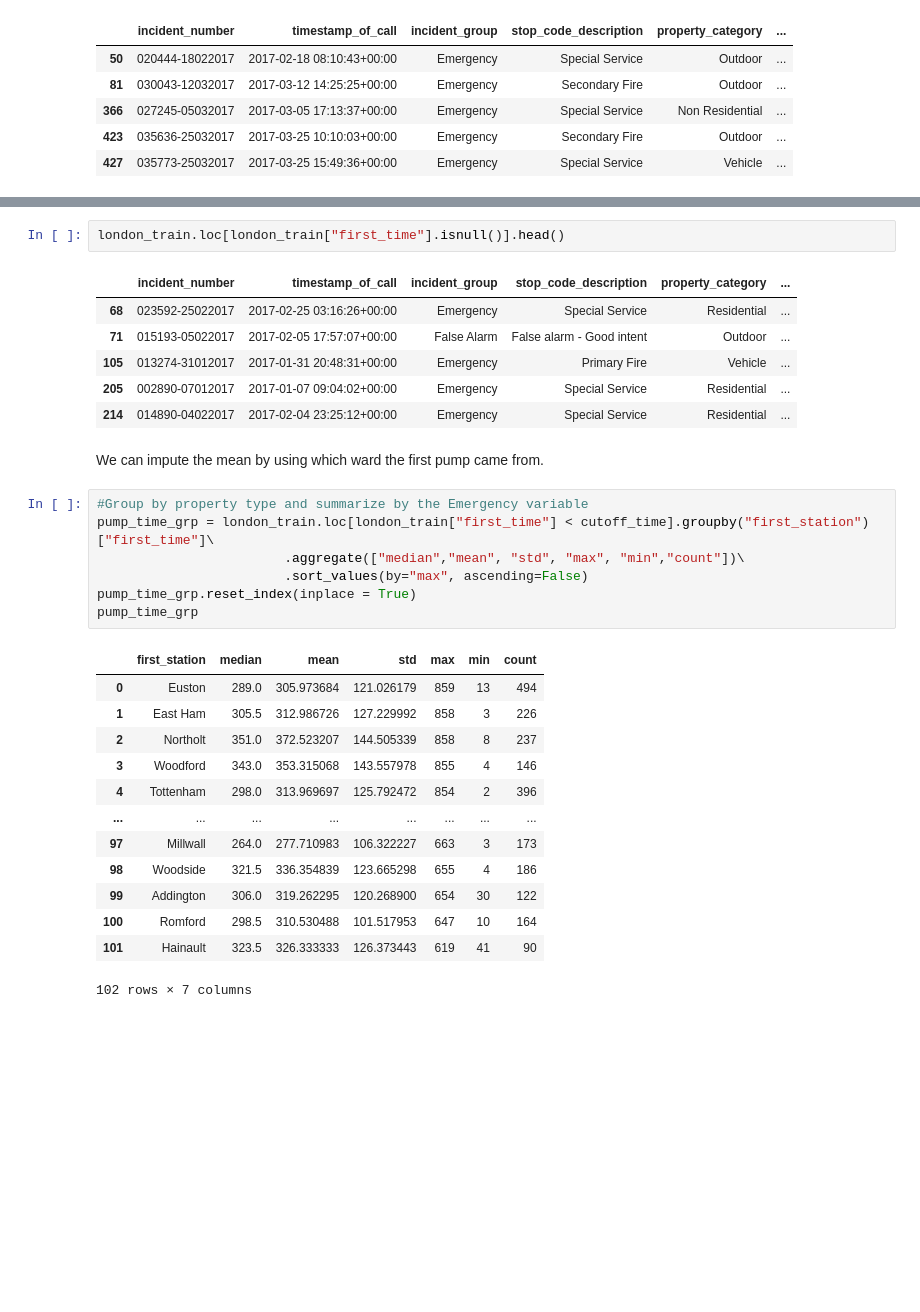
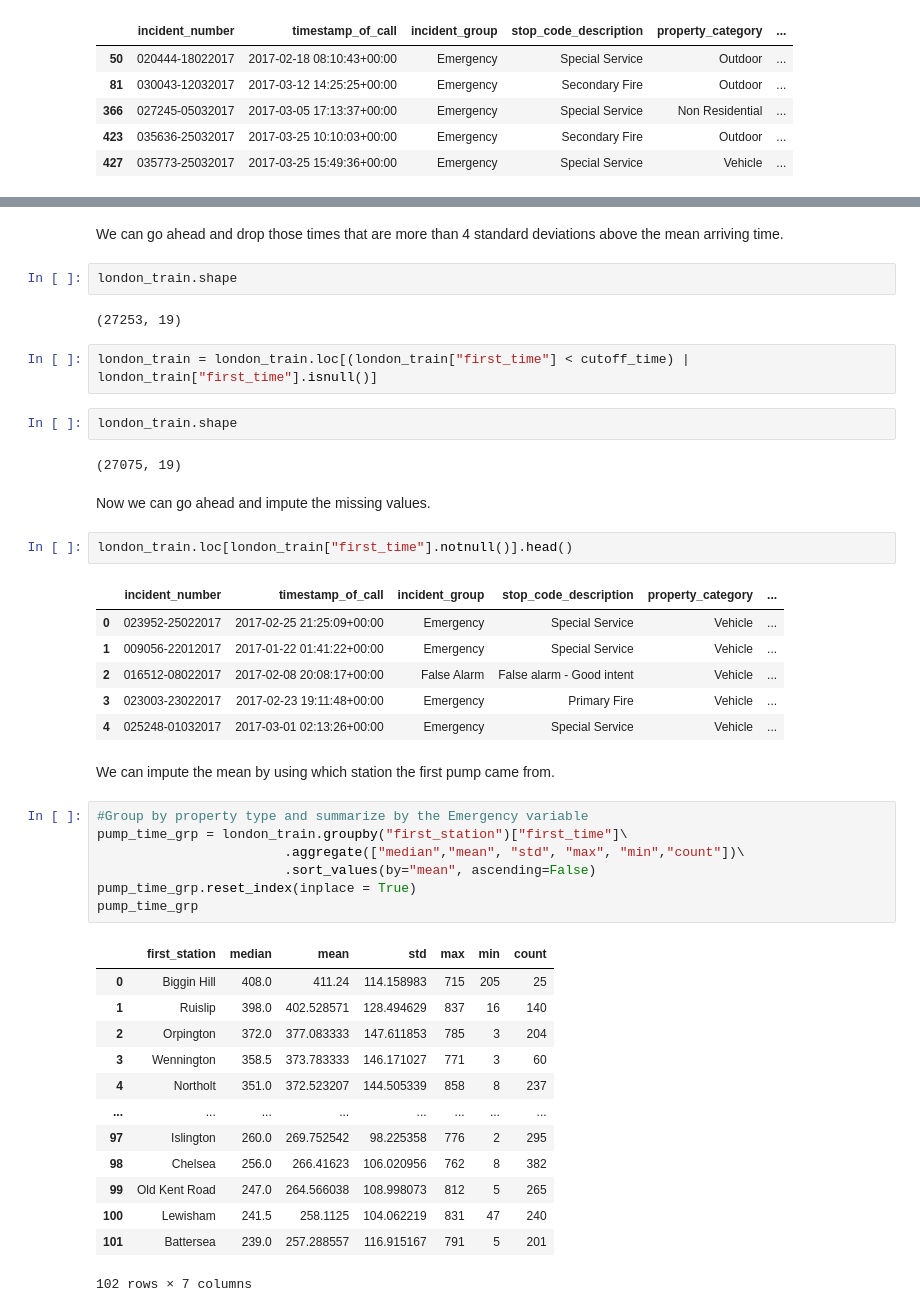
Before and after one commit to AustinYunker/London-Fire-Brigade, a Jupyter notebook: Data Cleaning.ipynb, the cells around one changed output, grey strips where cells are left out. Drawn from its saved outputs; the diff is of its cells as text; blank space fills up the shorter version.

```diff
--- a/Data Cleaning.ipynb
+++ b/Data Cleaning.ipynb
@@ -754,32 +739,46 @@ Name: first_time, dtype: float64
+# %% [markdown]
+We can go ahead and drop those times that are more than 4 standard deviations above the mean arriving time.
+# %%
+london_train.shape
+# %% [output]
+(27253, 19)
+# %%
+london_train = london_train.loc[(london_train["first_time"] < cutoff_time) | london_train["first_time"].isnull()]
+# %%
+london_train.shape
+# %% [output]
+(27075, 19)
+# %% [markdown]
+Now we can go ahead and impute the missing values.
 # %%
-london_train.loc[london_train["first_time"].isnull()].head()
+london_train.loc[london_train["first_time"].notnull()].head()
 # %% [output]
 |  | incident_number | timestamp_of_call | incident_group | stop_code_description | property_category | ... |
-| 68 | 023592-25022017 | 2017-02-25 03:16:26+00:00 | Emergency | Special Service | Residential | ... |
-| 71 | 015193-05022017 | 2017-02-05 17:57:07+00:00 | False Alarm | False alarm - Good intent | Outdoor | ... |
-| 105 | 013274-31012017 | 2017-01-31 20:48:31+00:00 | Emergency | Primary Fire | Vehicle | ... |
-| 205 | 002890-07012017 | 2017-01-07 09:04:02+00:00 | Emergency | Special Service | Residential | ... |
-| 214 | 014890-04022017 | 2017-02-04 23:25:12+00:00 | Emergency | Special Service | Residential | ... |
+| 0 | 023952-25022017 | 2017-02-25 21:25:09+00:00 | Emergency | Special Service | Vehicle | ... |
+| 1 | 009056-22012017 | 2017-01-22 01:41:22+00:00 | Emergency | Special Service | Vehicle | ... |
+| 2 | 016512-08022017 | 2017-02-08 20:08:17+00:00 | False Alarm | False alarm - Good intent | Vehicle | ... |
+| 3 | 023003-23022017 | 2017-02-23 19:11:48+00:00 | Emergency | Primary Fire | Vehicle | ... |
+| 4 | 025248-01032017 | 2017-03-01 02:13:26+00:00 | Emergency | Special Service | Vehicle | ... |
 # %% [markdown]
-We can impute the mean by using which ward the first pump came from.
+We can impute the mean by using which station the first pump came from.
 # %%
 #Group by property type and summarize by the Emergency variable
-pump_time_grp = london_train.loc[london_train["first_time"] < cutoff_time].groupby("first_station")["first_time"]\
+pump_time_grp = london_train.groupby("first_station")["first_time"]\
                         .aggregate(["median","mean", "std", "max", "min","count"])\
-                        .sort_values(by="max", ascending=False)
+                        .sort_values(by="mean", ascending=False)
 pump_time_grp.reset_index(inplace = True)
 pump_time_grp
 # %% [output]
 |  | first_station | median | mean | std | max | min | count |
-| 0 | Euston | 289.0 | 305.973684 | 121.026179 | 859 | 13 | 494 |
-| 1 | East Ham | 305.5 | 312.986726 | 127.229992 | 858 | 3 | 226 |
-| 2 | Northolt | 351.0 | 372.523207 | 144.505339 | 858 | 8 | 237 |
-| 3 | Woodford | 343.0 | 353.315068 | 143.557978 | 855 | 4 | 146 |
-| 4 | Tottenham | 298.0 | 313.969697 | 125.792472 | 854 | 2 | 396 |
+| 0 | Biggin Hill | 408.0 | 411.24 | 114.158983 | 715 | 205 | 25 |
+| 1 | Ruislip | 398.0 | 402.528571 | 128.494629 | 837 | 16 | 140 |
+| 2 | Orpington | 372.0 | 377.083333 | 147.611853 | 785 | 3 | 204 |
+| 3 | Wennington | 358.5 | 373.783333 | 146.171027 | 771 | 3 | 60 |
+| 4 | Northolt | 351.0 | 372.523207 | 144.505339 | 858 | 8 | 237 |
 | ... | ... | ... | ... | ... | ... | ... | ... |
-| 97 | Millwall | 264.0 | 277.710983 | 106.322227 | 663 | 3 | 173 |
-| 98 | Woodside | 321.5 | 336.354839 | 123.665298 | 655 | 4 | 186 |
-| 99 | Addington | 306.0 | 319.262295 | 120.268900 | 654 | 30 | 122 |
-| 100 | Romford | 298.5 | 310.530488 | 101.517953 | 647 | 10 | 164 |
-| 101 | Hainault | 323.5 | 326.333333 | 126.373443 | 619 | 41 | 90 |
+| 97 | Islington | 260.0 | 269.752542 | 98.225358 | 776 | 2 | 295 |
+| 98 | Chelsea | 256.0 | 266.41623 | 106.020956 | 762 | 8 | 382 |
+| 99 | Old Kent Road | 247.0 | 264.566038 | 108.998073 | 812 | 5 | 265 |
+| 100 | Lewisham | 241.5 | 258.1125 | 104.062219 | 831 | 47 | 240 |
+| 101 | Battersea | 239.0 | 257.288557 | 116.915167 | 791 | 5 | 201 |
 102 rows × 7 columns
```
Also changed, not shown: parts of 40 cells of this notebook.
